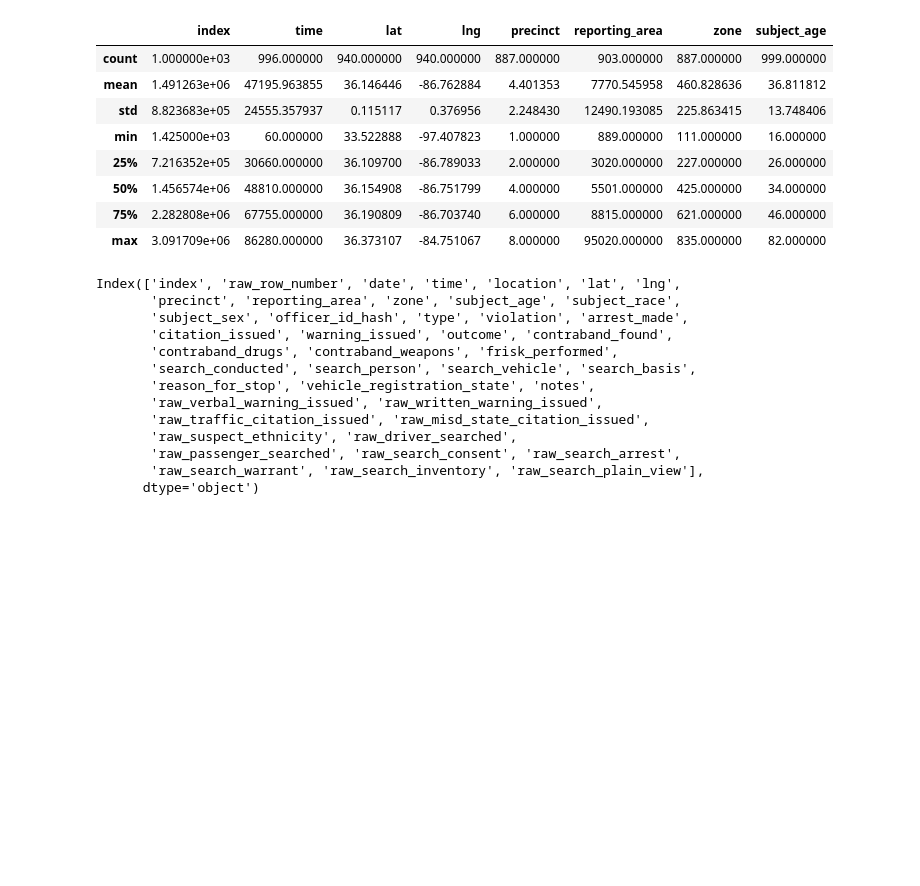
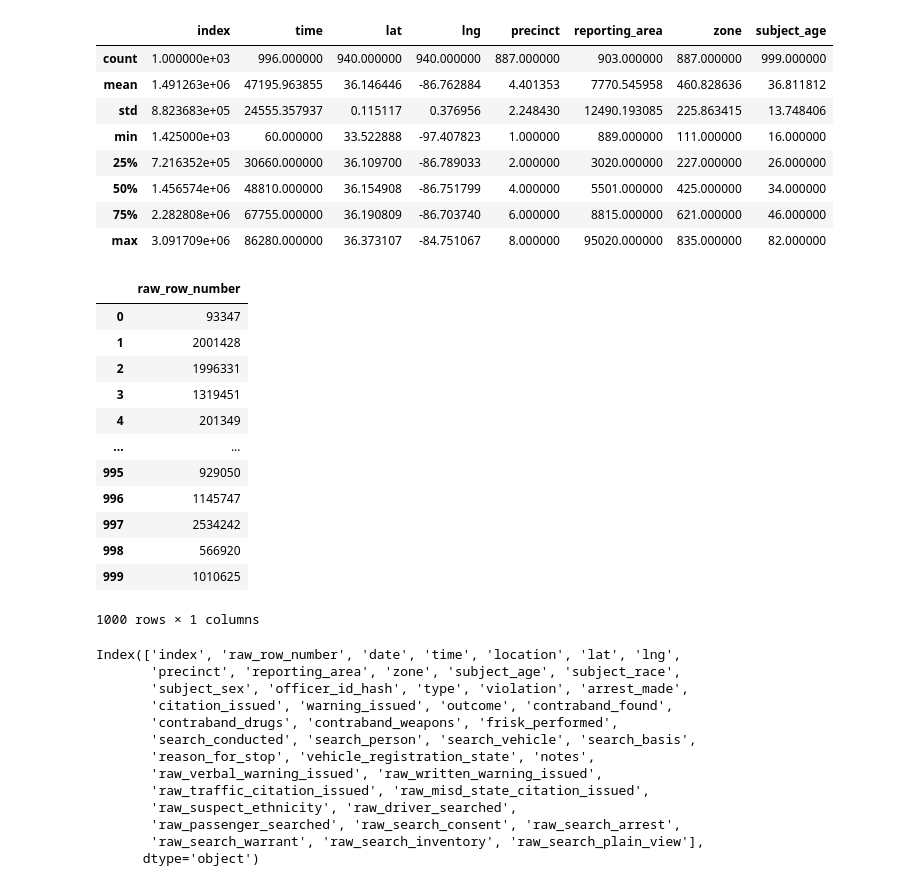
Before and after one commit to ds-modules/Legalst-123, a Jupyter notebook: labs/04_Probability Distributions, Bootstrap, and Confidence Intervals/04_Visualizatio_SummaryStatistics_Aggregations.ipynb, the cells around one changed output. Saved outputs shown, nothing was run; the diff lists cells and outputs as text; code cells hidden in the pictures; blank space fills up the shorter version.

```diff
--- a/labs/04_Probability Distributions, Bootstrap, and Confidence Intervals/04_Visualizatio_SummaryStatistics_Aggregations.ipynb
+++ b/labs/04_Probability Distributions, Bootstrap, and Confidence Intervals/04_Visualizatio_SummaryStatistics_Aggregations.ipynb
@@ -106,6 +106,22 @@ stops.describe()
 | 50% | 1.456574e+06 | 48810.000000 | 36.154908 | -86.751799 | 4.000000 | 5501.000000 | 425.000000 | 34.000000 |
 | 75% | 2.282808e+06 | 67755.000000 | 36.190809 | -86.703740 | 6.000000 | 8815.000000 | 621.000000 | 46.000000 |
 | max | 3.091709e+06 | 86280.000000 | 36.373107 | -84.751067 | 8.000000 | 95020.000000 | 835.000000 | 82.000000 |
+# %%
+stops[["raw_row_number"]]
+# %% [output]
+|  | raw_row_number |
+| 0 | 93347 |
+| 1 | 2001428 |
+| 2 | 1996331 |
+| 3 | 1319451 |
+| 4 | 201349 |
+| ... | ... |
+| 995 | 929050 |
+| 996 | 1145747 |
+| 997 | 2534242 |
+| 998 | 566920 |
+| 999 | 1010625 |
+1000 rows × 1 columns
 # %%
 stops.columns
 # %% [output]
```
Also changed, not shown: parts of 8 cells of this notebook.
